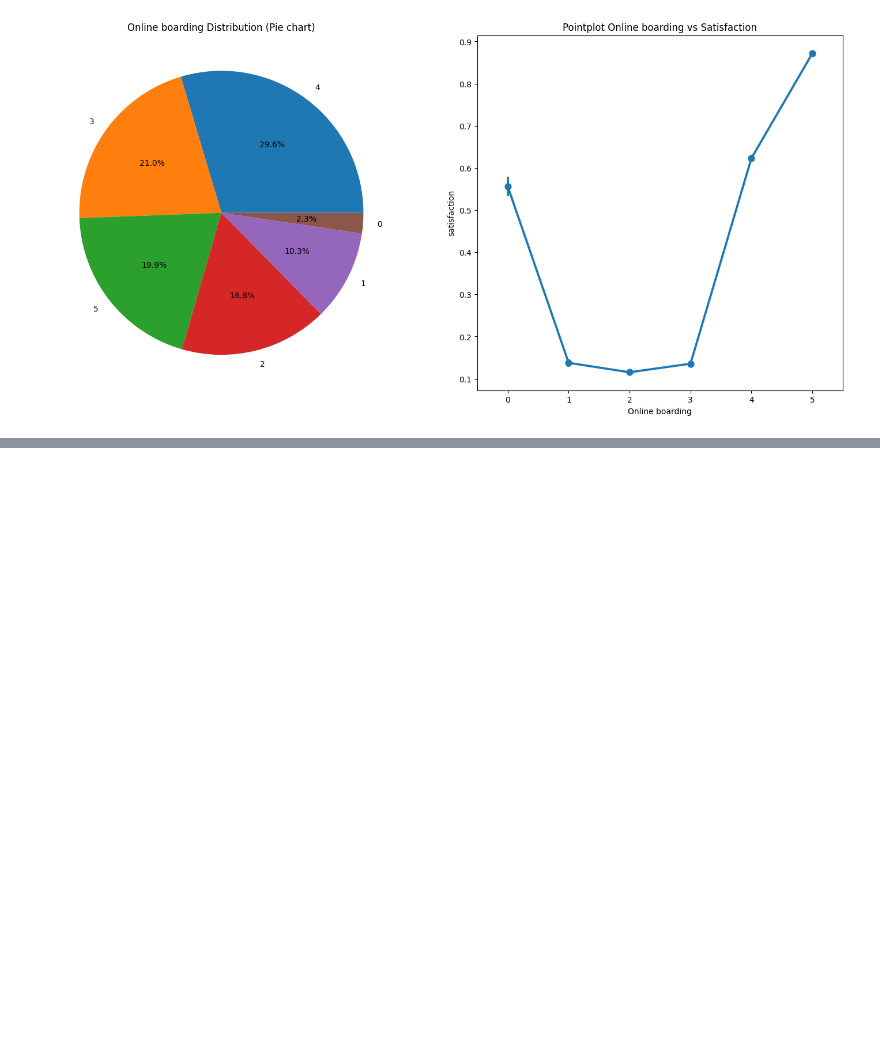
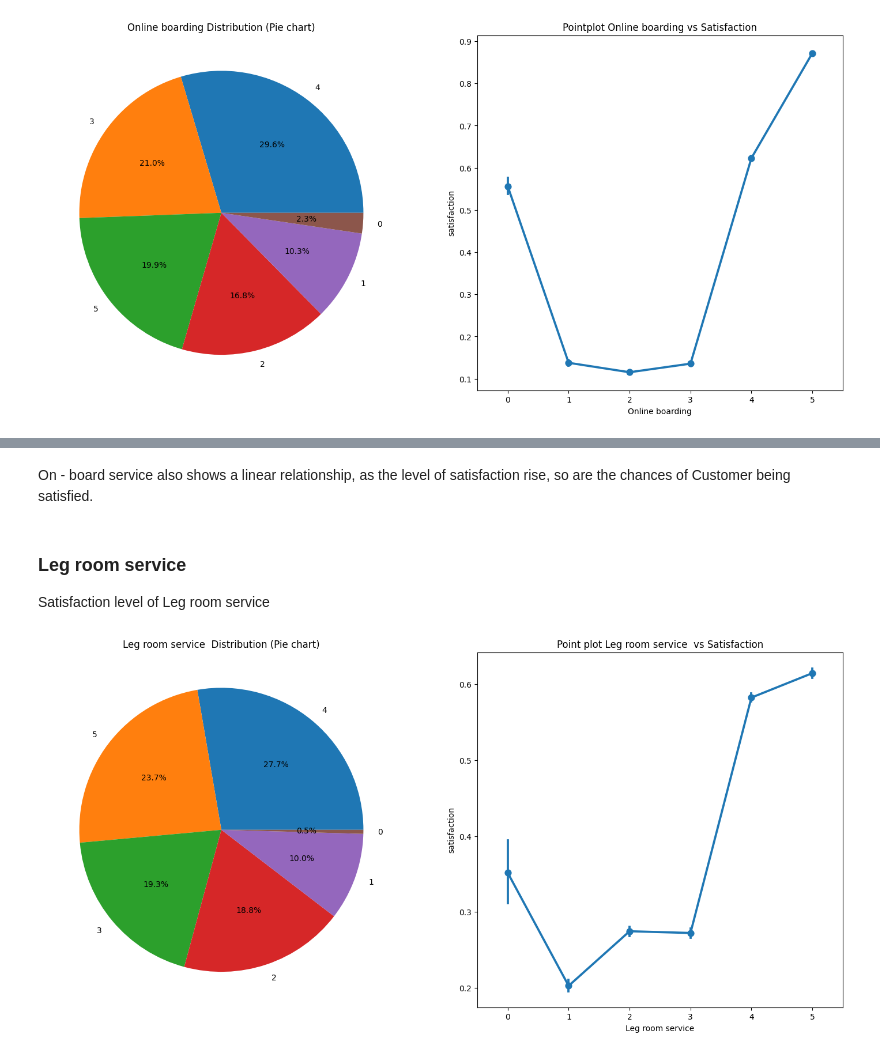
Before and after one commit to JonathanSuryaS/AOL---Machine-Learning, a Jupyter notebook: plane.ipynb, the cells around one changed output, grey strips where cells are left out. Drawn from its saved outputs; the diff is of its cells as text; code cells hidden in the pictures; blank space fills up the shorter version.

```diff
--- a/plane.ipynb
+++ b/plane.ipynb
@@ -327,0 +380,15 @@ plt.show()
+# %% [markdown]
+On - board service also shows a linear relationship, as the level of satisfaction rise, so are the chances of Customer being satisfied.
+# %% [markdown]
+### Leg room service
+Satisfaction level of Leg room service
+# %%
+fig, ax = plt.subplots(1, 2, figsize=(18, 8))
+data['Leg room service'].value_counts().plot(kind = 'pie', ax = ax[0], autopct = '%1.1f%%')
+ax[0].set_ylabel('')
+ax[0].set_title('Leg room service  Distribution (Pie chart)')
+ax[1].set_title('Point plot Leg room service  vs Satisfaction')
+sns.pointplot(data = data, x = 'Leg room service', y = 'satisfaction')
+plt.show()
+# %% [output]
+[figure, added]
```
Also changed, not shown: parts of 60 cells of this notebook.
